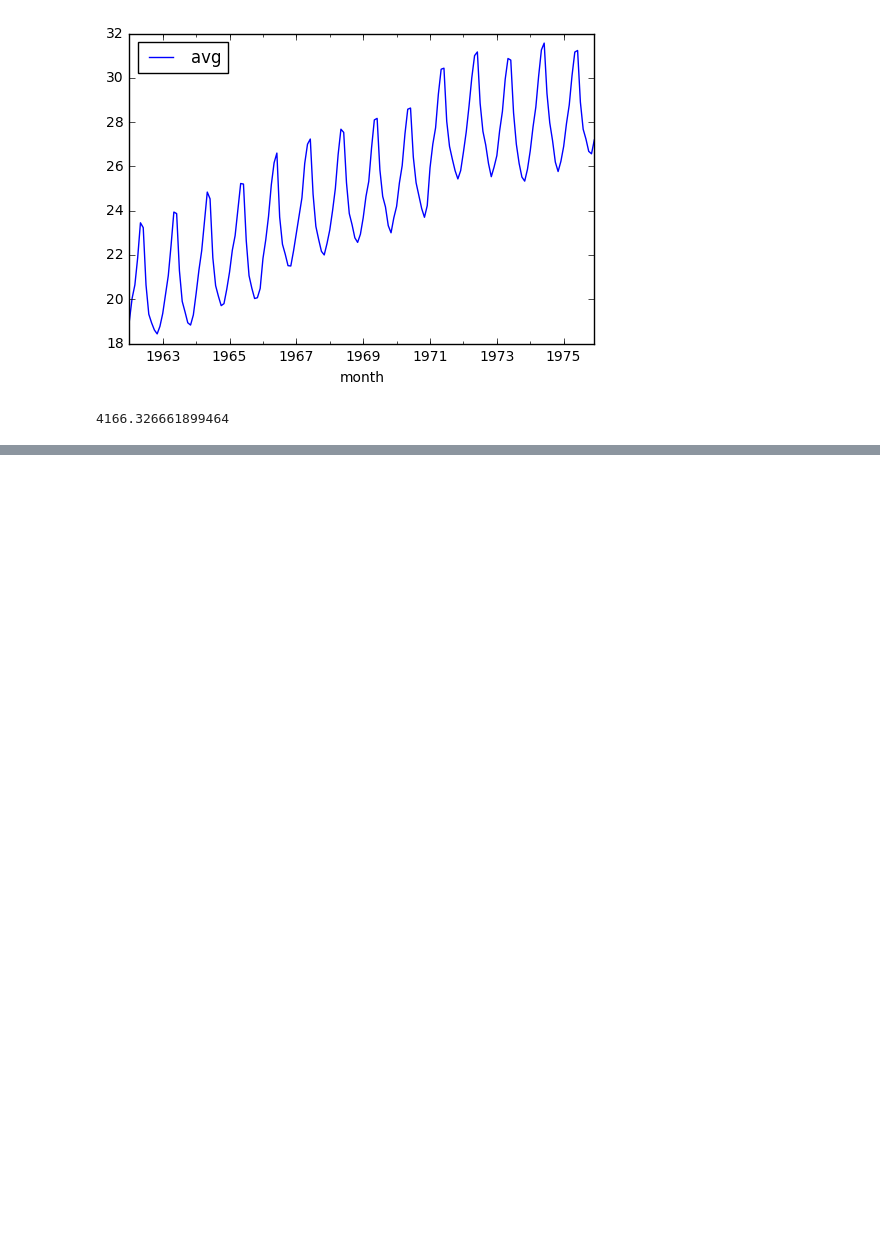
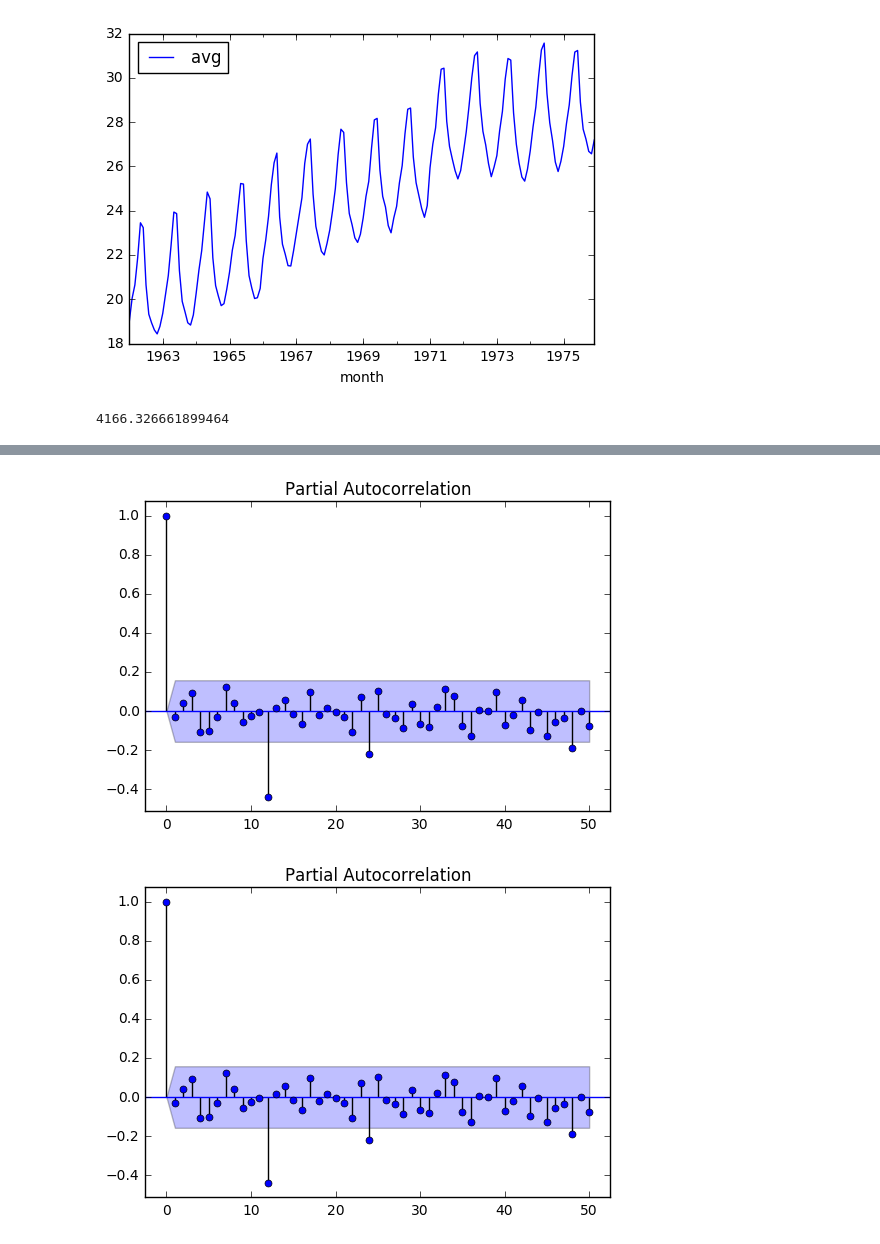
Before and after one commit to mrbazzik/DataAnalysis, a Jupyter notebook: Practical tasks/Milk production.ipynb, the cells around one changed output, grey strips where cells are left out. Cells and saved outputs as stored; diff of their text form; code cells hidden in the pictures; blank space fills up the shorter version.

```diff
--- a/Practical tasks/Milk production.ipynb
+++ b/Practical tasks/Milk production.ipynb
@@ -60,0 +103,5 @@ milk.avg.sum()
+# %%
+sm.graphics.tsa.plot_pacf(milk.dropna().new_avg.values.squeeze(), lags=50)
+# %% [output]
+[figure, added]
+[figure, added]
```
Also changed, not shown: parts of 7 cells of this notebook.
